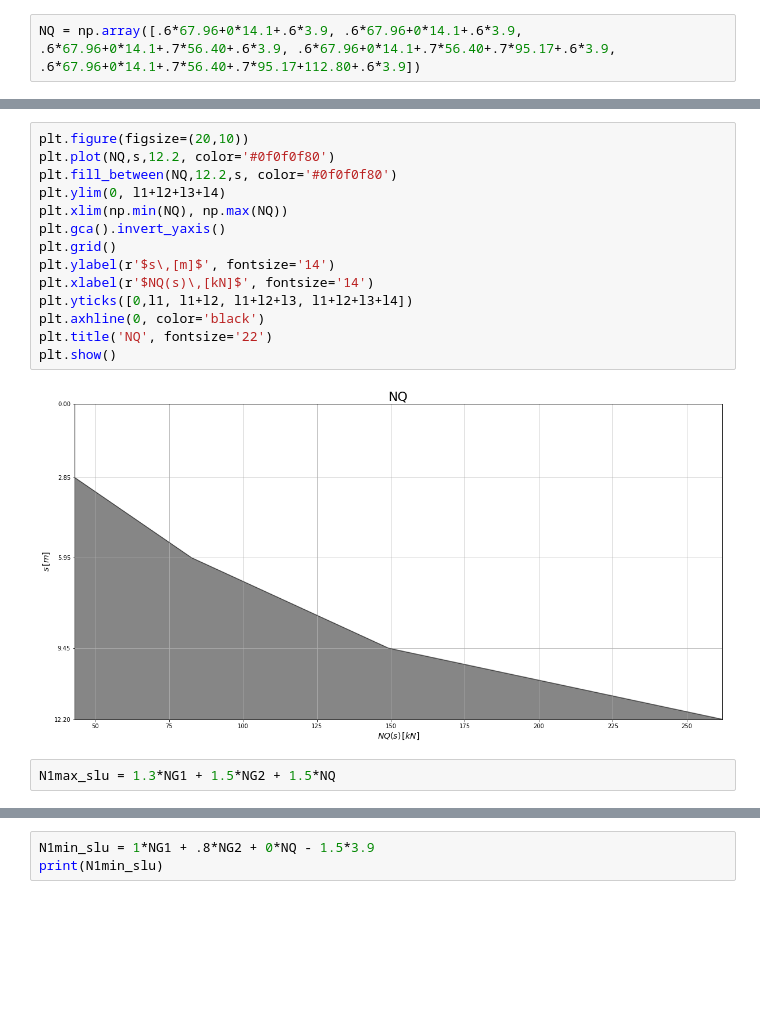
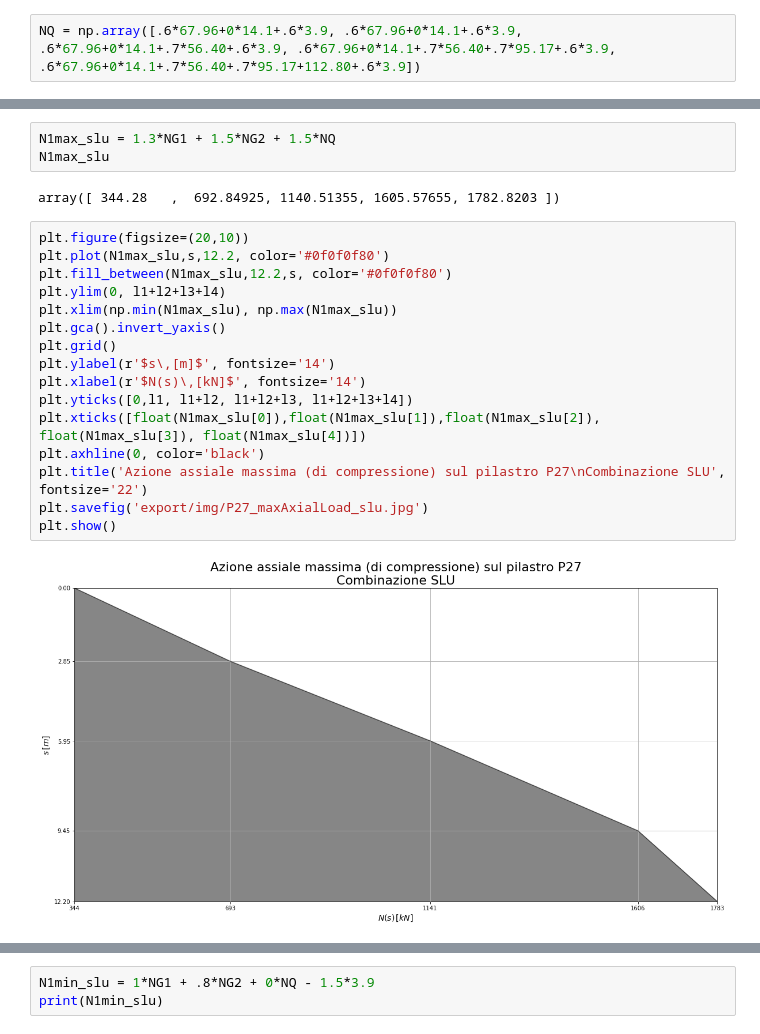
Before and after one commit to akaanzo/structural-safety, a Jupyter notebook: sol_col.ipynb, the cells around one changed output, grey strips where cells are left out. Saved outputs shown, nothing was run; the diff lists cells and outputs as text; blank space fills up the shorter version.

```diff
--- a/sol_col.ipynb
+++ b/sol_col.ipynb
@@ -93,18 +101,23 @@ NQ = np.array([.6*67.96+0*14.1+.6*3.9, .6*67.96+0*14.1+.6*3.9, .6*67.96+0*14.1+.
+# %%
+N1max_slu = 1.3*NG1 + 1.5*NG2 + 1.5*NQ
+N1max_slu
+# %% [output]
+array([ 344.28   ,  692.84925, 1140.51355, 1605.57655, 1782.8203 ])
 # %%
 plt.figure(figsize=(20,10))
-plt.plot(NQ,s,12.2, color='#0f0f0f80')
-plt.fill_between(NQ,12.2,s, color='#0f0f0f80')
+plt.plot(N1max_slu,s,12.2, color='#0f0f0f80')
+plt.fill_between(N1max_slu,12.2,s, color='#0f0f0f80')
 plt.ylim(0, l1+l2+l3+l4)
-plt.xlim(np.min(NQ), np.max(NQ))
+plt.xlim(np.min(N1max_slu), np.max(N1max_slu))
 plt.gca().invert_yaxis()
 plt.grid()
 plt.ylabel(r'$s\,[m]$', fontsize='14')
-plt.xlabel(r'$NQ(s)\,[kN]$', fontsize='14')
+plt.xlabel(r'$N(s)\,[kN]$', fontsize='14')
 plt.yticks([0,l1, l1+l2, l1+l2+l3, l1+l2+l3+l4])
+plt.xticks([float(N1max_slu[0]),float(N1max_slu[1]),float(N1max_slu[2]), float(N1max_slu[3]), float(N1max_slu[4])])
 plt.axhline(0, color='black')
-plt.title('NQ', fontsize='22')
+plt.title('Azione assiale massima (di compressione) sul pilastro P27\nCombinazione SLU', fontsize='22')
+plt.savefig('export/img/P27_maxAxialLoad_slu.jpg')
 plt.show()
 # %% [output]
-[figure, old version]
+[figure, new version]
-# %%
-N1max_slu = 1.3*NG1 + 1.5*NG2 + 1.5*NQ
```
Also changed, not shown: parts of 30 cells of this notebook, 17 other files.
